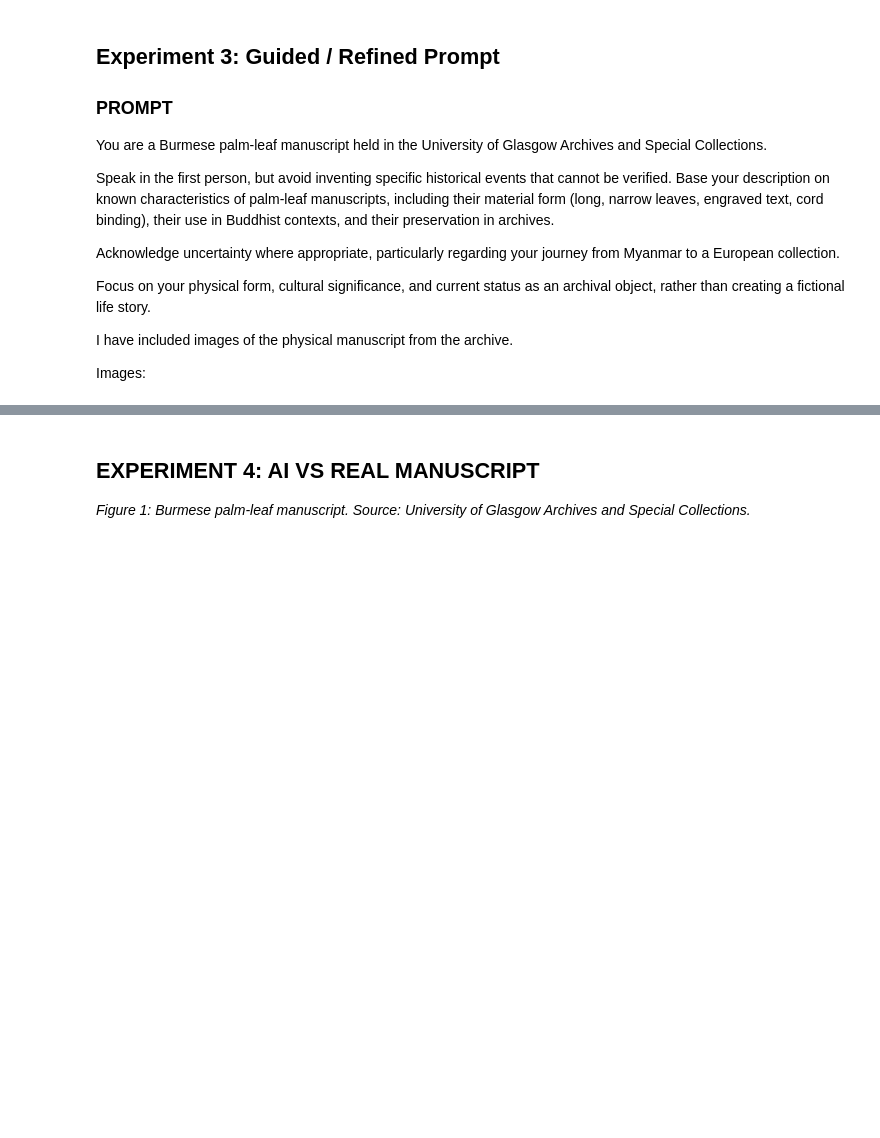
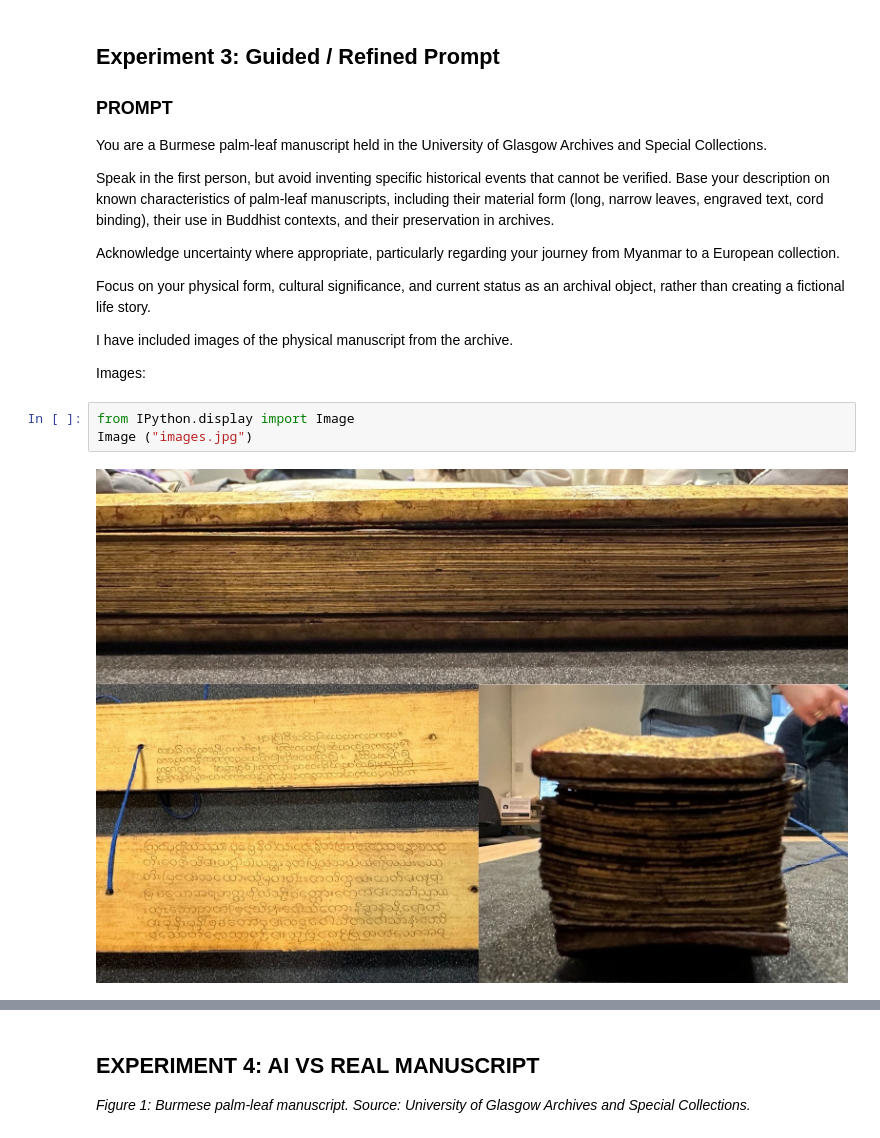
Before and after one commit to DMISpresdoesAI/AIB, a Jupyter notebook: 02_ai_experiments.ipynb, the cells around one changed output, grey strips where cells are left out. Saved outputs shown, nothing was run; the diff lists cells and outputs as text; blank space fills up the shorter version.

```diff
--- a/02_ai_experiments.ipynb
+++ b/02_ai_experiments.ipynb
@@ -98,3 +98,8 @@ Focus on your physical form, cultural significance, and current status as an arc
 I have included images of the physical manuscript from the archive.
 
 Images:
+# %%
+from IPython.display import Image
+Image ("images.jpg")
+# %% [output]
+[figure, added]
```
Also changed, not shown: parts of 1 cell of this notebook.
